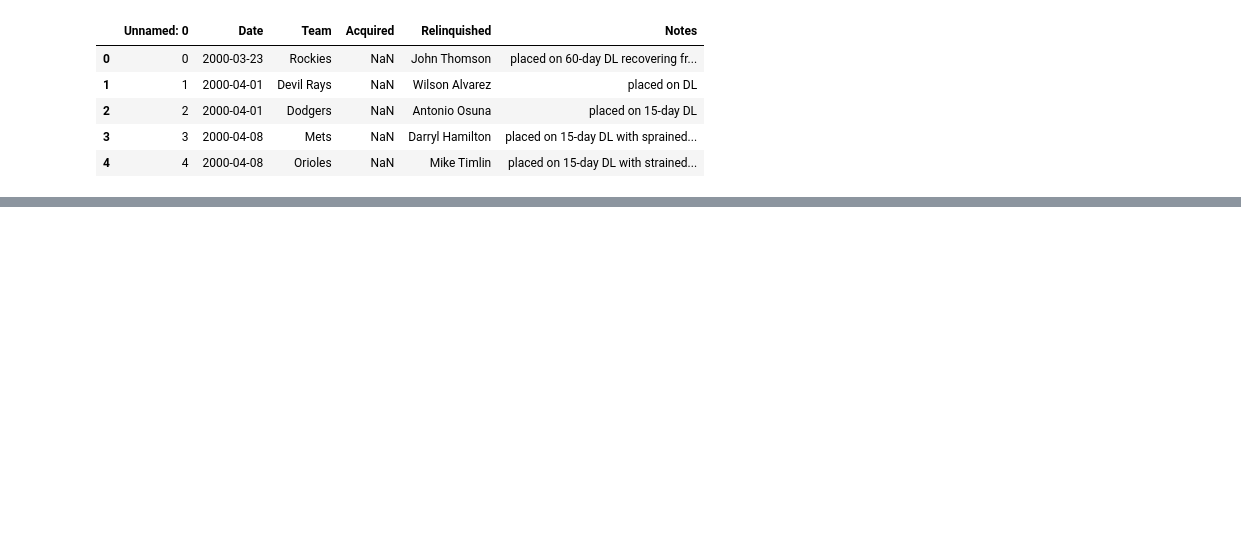
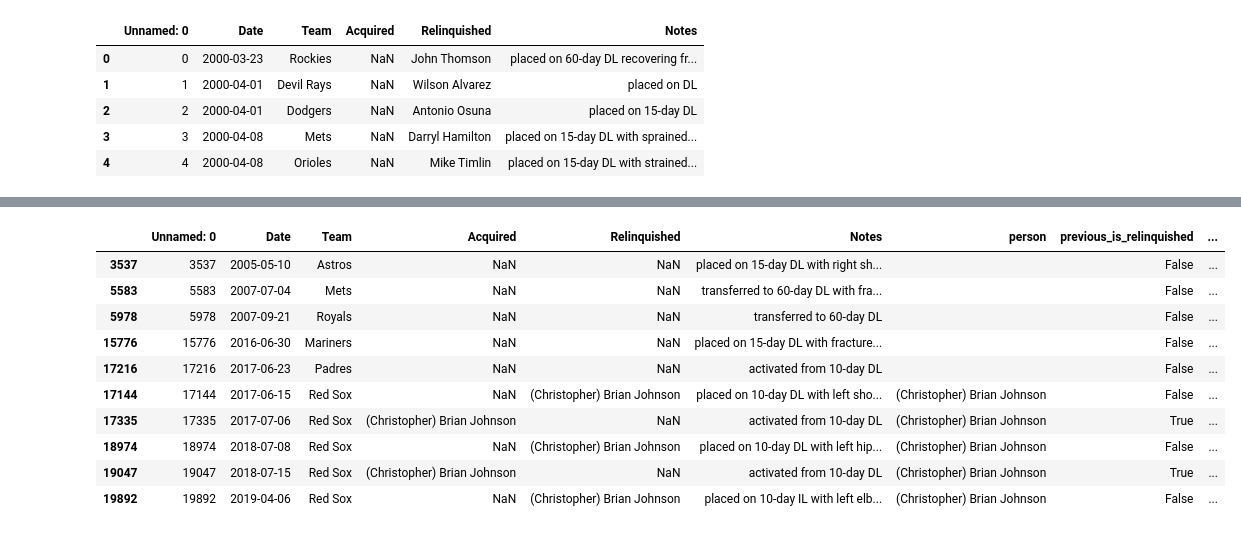
Before and after one commit to bew030/baseball-project, a Jupyter notebook: Bernard's WorkStation.ipynb, the cells around one changed output, grey strips where cells are left out. Saved outputs shown, nothing was run; the diff lists cells and outputs as text; code cells hidden in the pictures; blank space fills up the shorter version.

```diff
--- a/Bernard's WorkStation.ipynb
+++ b/Bernard's WorkStation.ipynb
@@ -416,0 +168,3 @@ pd.DataFrame({'label':label,'Description':description})
+# %%
+test = no_dots_df_copy.sort_values(['person','Date'])
+test.head(10)
@@ -416,0 +235,14 @@ pd.DataFrame({'label':label,'Description':description})
+# %%
+test.head(10)
+# %% [output]
+|  | Unnamed: 0 | Date | Team | Acquired | Relinquished | Notes | person | previous_is_relinquished | ... |
+| 3537 | 3537 | 2005-05-10 | Astros | NaN | NaN | placed on 15-day DL with right sh... |  | False | ... |
+| 5583 | 5583 | 2007-07-04 | Mets | NaN | NaN | transferred to 60-day DL with fra... |  | False | ... |
+| 5978 | 5978 | 2007-09-21 | Royals | NaN | NaN | transferred to 60-day DL |  | False | ... |
+| 15776 | 15776 | 2016-06-30 | Mariners | NaN | NaN | placed on 15-day DL with fracture... |  | False | ... |
+| 17216 | 17216 | 2017-06-23 | Padres | NaN | NaN | activated from 10-day DL |  | False | ... |
+| 17144 | 17144 | 2017-06-15 | Red Sox | NaN | (Christopher) Brian Johnson | placed on 10-day DL with left sho... | (Christopher) Brian Johnson | False | ... |
+| 17335 | 17335 | 2017-07-06 | Red Sox | (Christopher) Brian Johnson | NaN | activated from 10-day DL | (Christopher) Brian Johnson | True | ... |
+| 18974 | 18974 | 2018-07-08 | Red Sox | NaN | (Christopher) Brian Johnson | placed on 10-day DL with left hip... | (Christopher) Brian Johnson | False | ... |
+| 19047 | 19047 | 2018-07-15 | Red Sox | (Christopher) Brian Johnson | NaN | activated from 10-day DL | (Christopher) Brian Johnson | True | ... |
+| 19892 | 19892 | 2019-04-06 | Red Sox | NaN | (Christopher) Brian Johnson | placed on 10-day IL with left elb... | (Christopher) Brian Johnson | False | ... |
```
Also changed, not shown: parts of 47 cells of this notebook, 1 other file.
